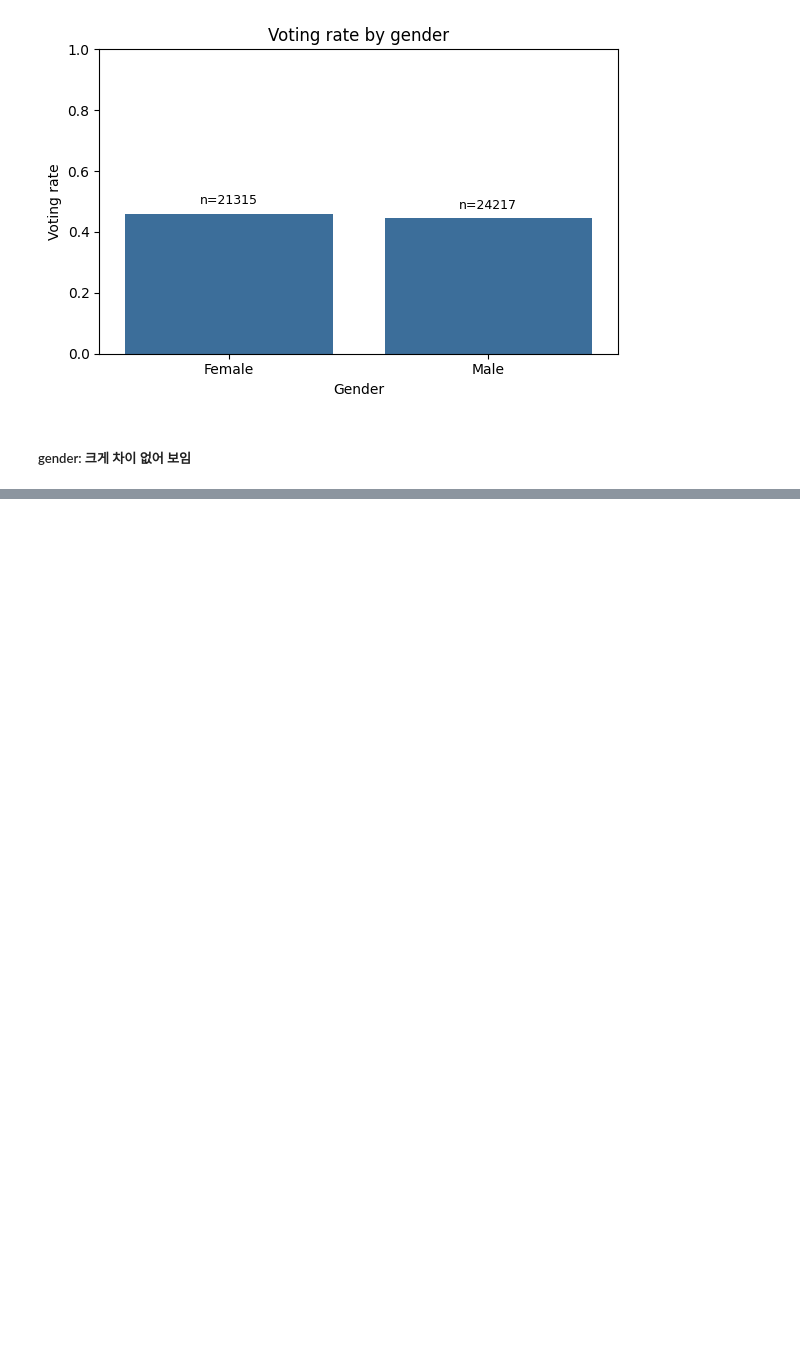
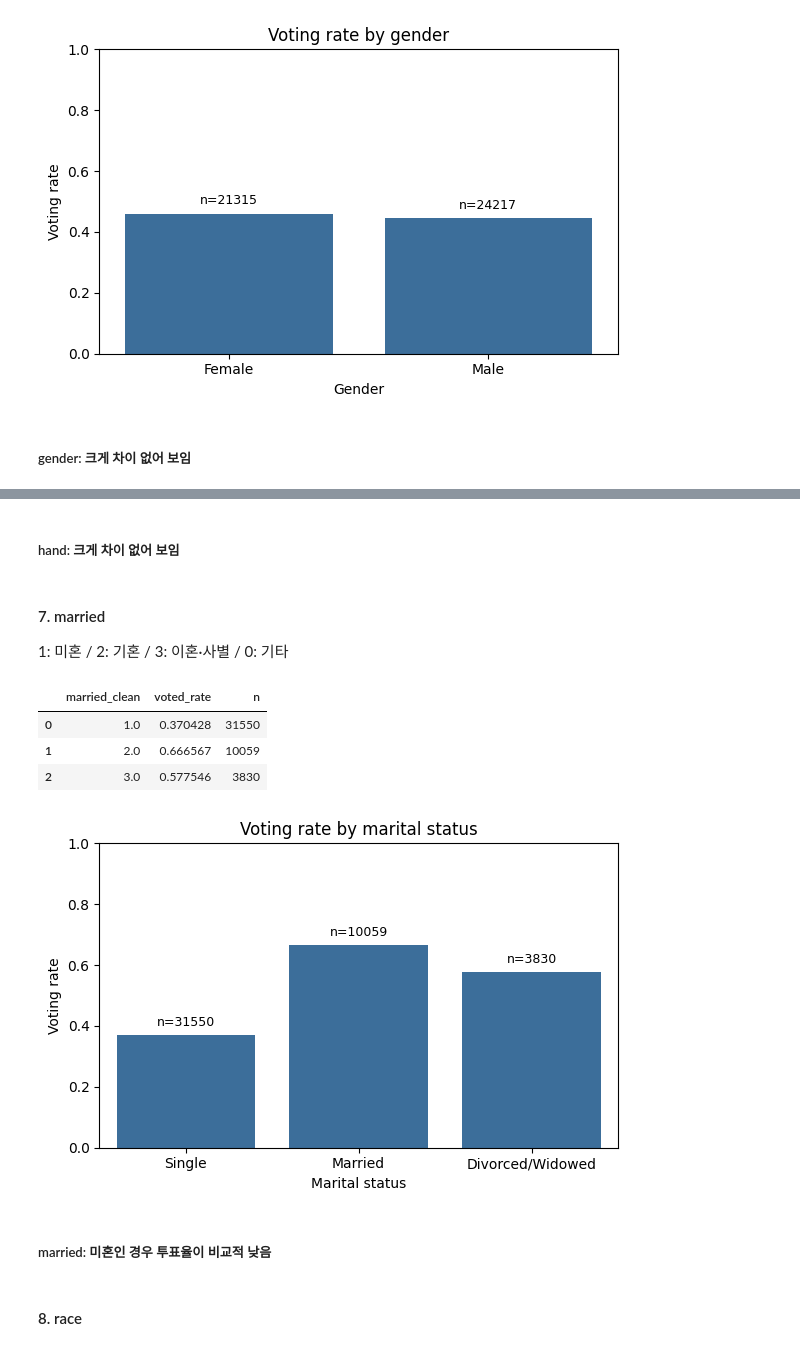
Before and after one commit to hyem1013/vote-AI, a Jupyter notebook: notebooks/hyemin/01_EDA.ipynb, the cells around one changed output, grey strips where cells are left out. Drawn from its saved outputs; the diff is of its cells as text; code cells hidden in the pictures; blank space fills up the shorter version.

```diff
--- a/notebooks/hyemin/01_EDA.ipynb
+++ b/notebooks/hyemin/01_EDA.ipynb
@@ -1012,0 +1067,60 @@ plt.show()
+# %% [markdown]
+##### hand: 크게 차이 없어 보임
+# %% [markdown]
+#### 7. married
+1: 미혼 / 2: 기혼 / 3: 이혼·사별 / 0: 기타
+# %%
+# 1. 전처리 (기타 제외)
+df_eda["married_clean"] = df_eda["married"].replace(0, np.nan)
+# %%
+# 2. married 요약 테이블
+married_summary = (
+    df_eda
+    .groupby("married_clean")
+    .agg(voted_rate=("voted_bin","mean"), n=("voted_bin","size"))
+    .reset_index()
+)
+married_summary
+# %% [output]
+|  | married_clean | voted_rate | n |
+| 0 | 1.0 | 0.370428 | 31550 |
+| 1 | 2.0 | 0.666567 | 10059 |
+| 2 | 3.0 | 0.577546 | 3830 |
+# %%
+# 3. 시각화
+plt.figure(figsize=(6,4))
+ax = sns.barplot(
+    data=married_summary,
+    x="married_clean",
+    y="voted_rate",
+    color="#2c6faa"
+)
+
+ax.set_ylim(0, 1)
+ax.set_xlabel("Marital status")
+ax.set_ylabel("Voting rate")
+ax.set_title("Voting rate by marital status")
+
+# x축 라벨 가독성 개선
+ax.set_xticklabels(["Single", "Married", "Divorced/Widowed"])
+
+# 막대 끝 기준 n 표시
+for patch, (_, row) in zip(ax.patches, married_summary.iterrows()):
+    height = patch.get_height()
+    ax.text(
+        patch.get_x() + patch.get_width() / 2,
+        height + 0.02,
+        f'n={int(row["n"])}',
+        ha="center",
+        va="bottom",
+        fontsize=9
+    )
+
+plt.tight_layout()
+plt.show()
+# %% [output]
+[figure, added]
+# %% [markdown]
+##### married: 미혼인 경우 투표율이 비교적 낮음
+# %% [markdown]
+#### 8. race
```
Also changed, not shown: parts of 24 cells of this notebook, 1 other file.
